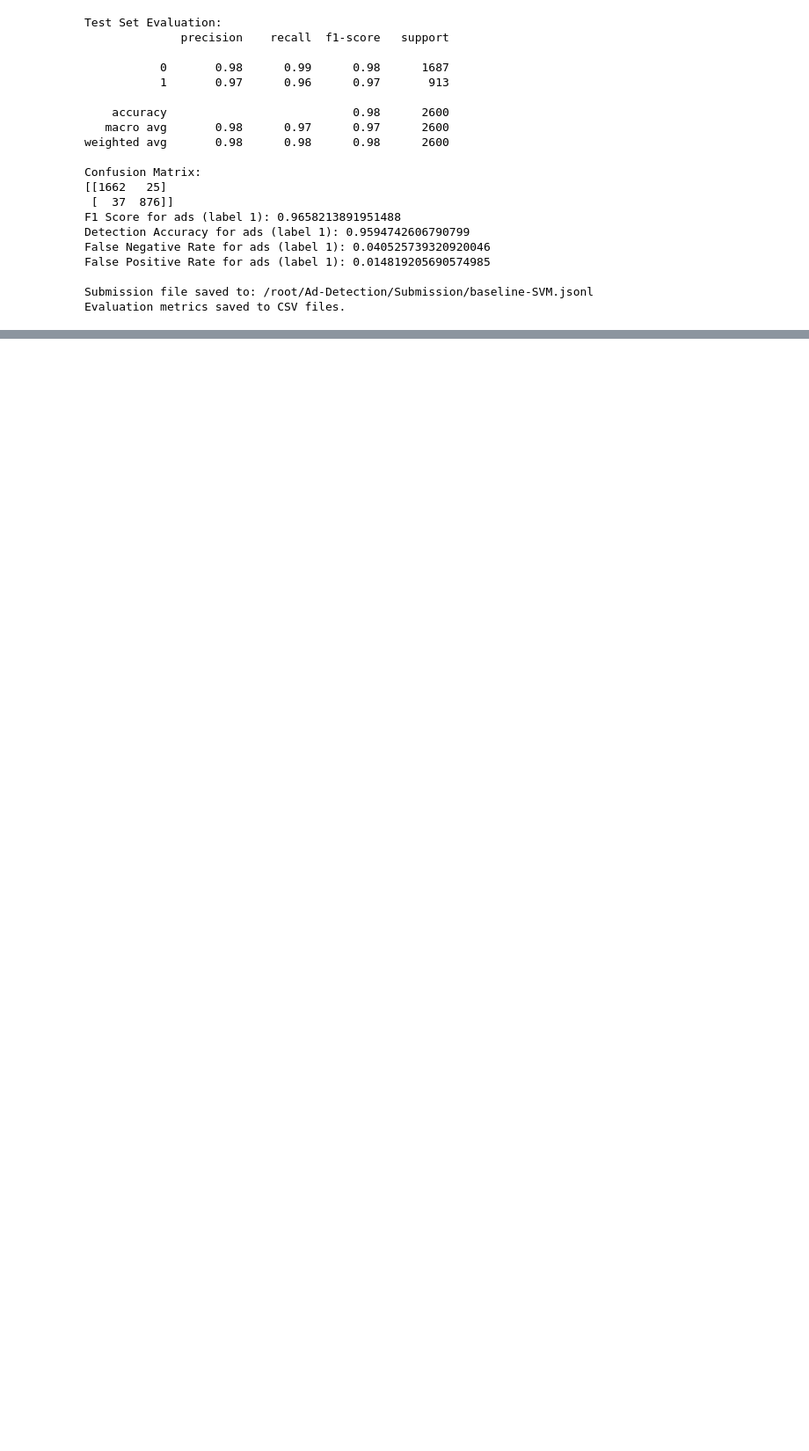
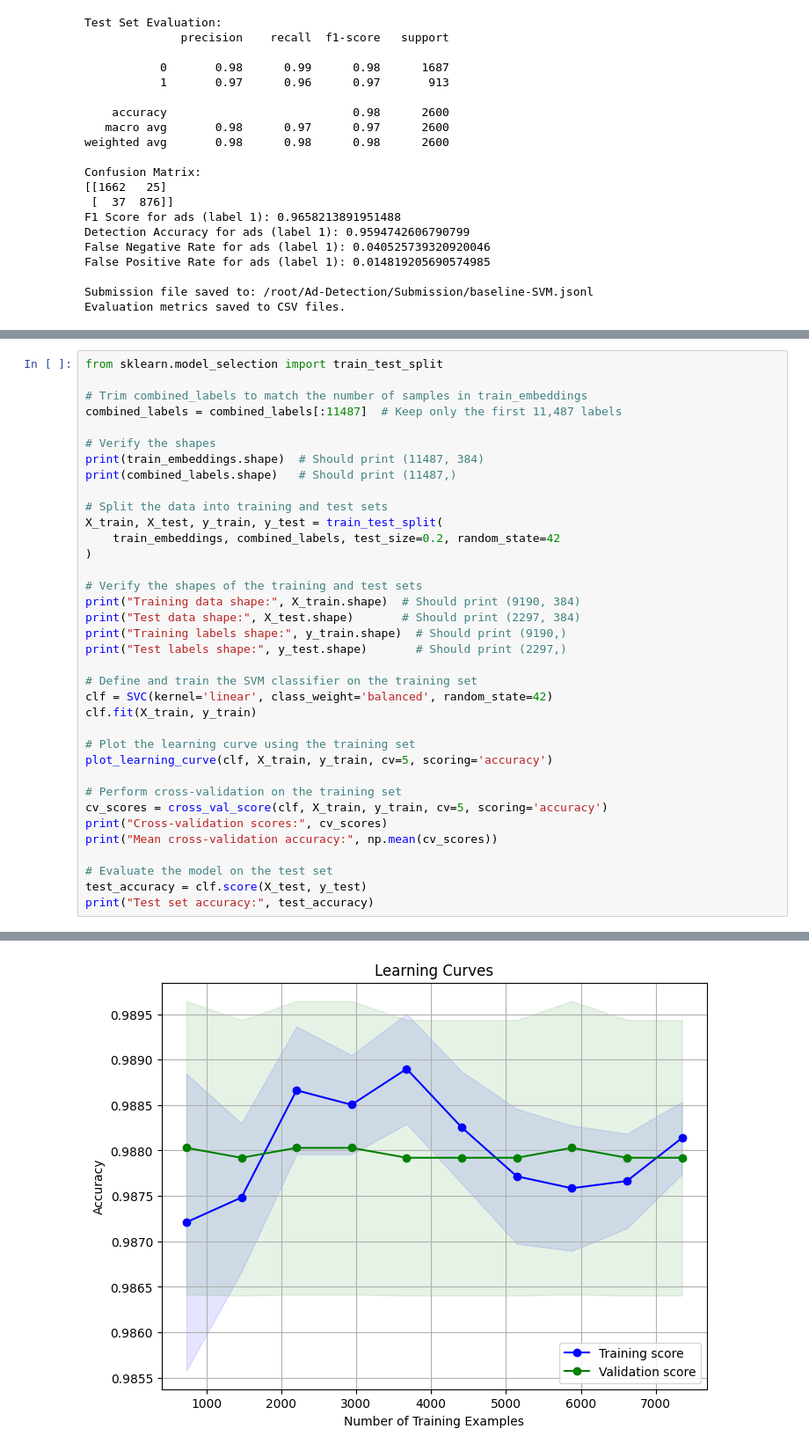
Before and after one commit to tarekb21/Advertisment-Detection, a Jupyter notebook: Expirements/Pre-trained Sentence Transformer/SVM.ipynb, the cells around one changed output, grey strips where cells are left out. Shown: that part at 88% size. Drawn from its saved outputs; the diff is of its cells as text; blank space fills up the shorter version.

```diff
--- a/Expirements/Pre-trained Sentence Transformer/SVM.ipynb
+++ b/Expirements/Pre-trained Sentence Transformer/SVM.ipynb
@@ -359,0 +673,37 @@ Evaluation metrics saved to CSV files.
+# %%
+from sklearn.model_selection import train_test_split
+
+# Trim combined_labels to match the number of samples in train_embeddings
+combined_labels = combined_labels[:11487]  # Keep only the first 11,487 labels
+
+# Verify the shapes
+print(train_embeddings.shape)  # Should print (11487, 384)
+print(combined_labels.shape)   # Should print (11487,)
+
+# Split the data into training and test sets
+X_train, X_test, y_train, y_test = train_test_split(
+    train_embeddings, combined_labels, test_size=0.2, random_state=42
+)
+
+# Verify the shapes of the training and test sets
+print("Training data shape:", X_train.shape)  # Should print (9190, 384)
+print("Test data shape:", X_test.shape)       # Should print (2297, 384)
+print("Training labels shape:", y_train.shape)  # Should print (9190,)
+print("Test labels shape:", y_test.shape)       # Should print (2297,)
+
+# Define and train the SVM classifier on the training set
+clf = SVC(kernel='linear', class_weight='balanced', random_state=42)
+clf.fit(X_train, y_train)
+
+# Plot the learning curve using the training set
+plot_learning_curve(clf, X_train, y_train, cv=5, scoring='accuracy')
+
+# Perform cross-validation on the training set
+cv_scores = cross_val_score(clf, X_train, y_train, cv=5, scoring='accuracy')
+print("Cross-validation scores:", cv_scores)
+print("Mean cross-validation accuracy:", np.mean(cv_scores))
+
+# Evaluate the model on the test set
+test_accuracy = clf.score(X_test, y_test)
+print("Test set accuracy:", test_accuracy)
+# %% [output]
@@ -359,0 +733 @@ Evaluation metrics saved to CSV files.
+[figure, added]
```
Also changed, not shown: parts of 7 cells of this notebook, 3 other files.
